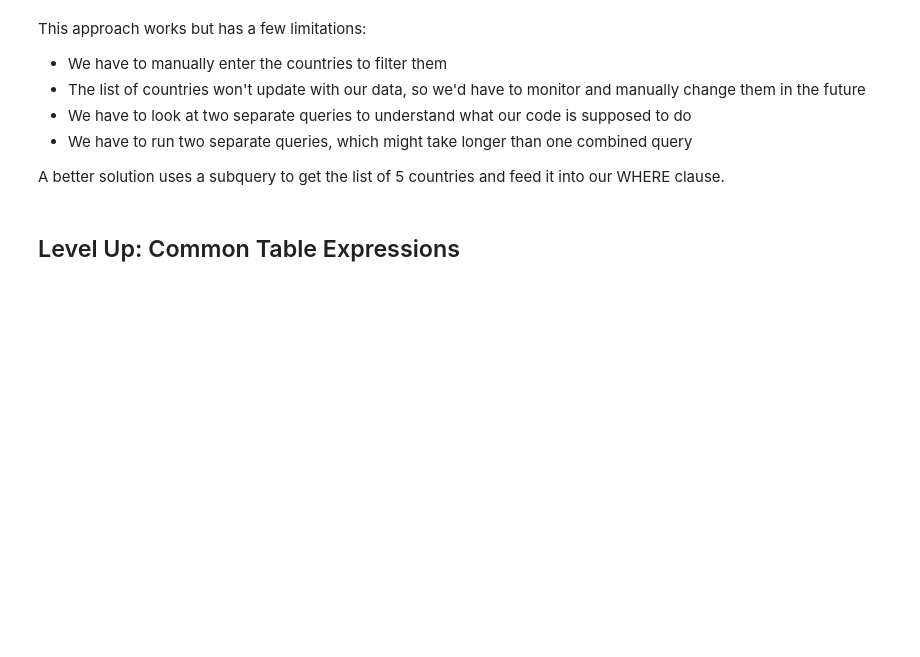
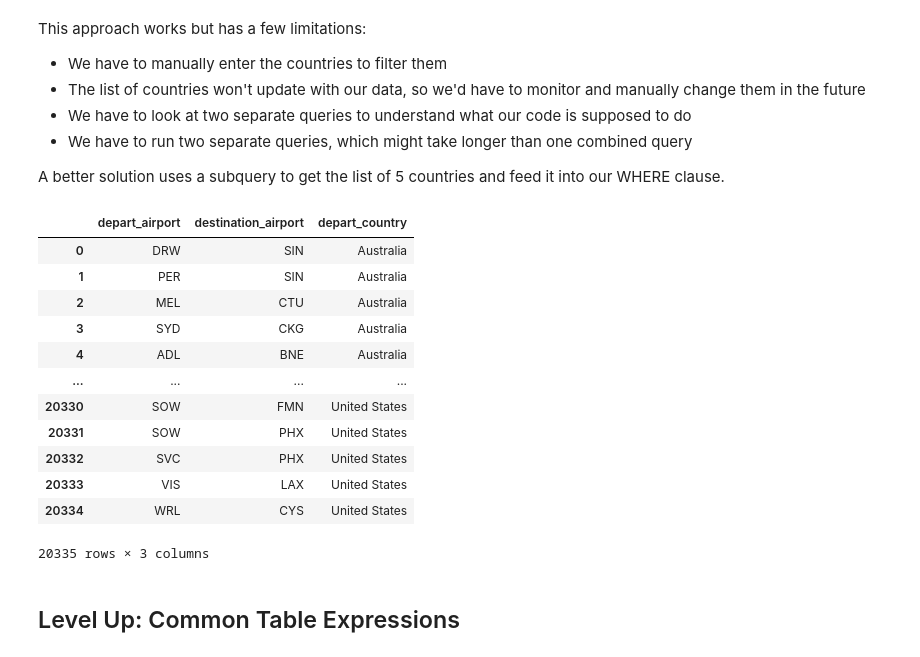
Before and after one commit to flatiron-school/ntl01-dtsc-live-103122, a Jupyter notebook: 1Phase/15-sql_subqueries.ipynb, the cells around one changed output. Drawn from its saved outputs; the diff is of its cells as text; code cells hidden in the pictures; blank space fills up the shorter version.

```diff
--- a/1Phase/15-sql_subqueries.ipynb
+++ b/1Phase/15-sql_subqueries.ipynb
@@ -129,21 +160,45 @@ A better solution uses a subquery to get the list of 5 countries and feed it int
 # %%
 pd.read_sql('''
 SELECT
     rt.source AS depart_airport
     ,rt.dest AS destination_airport
     ,ap.country AS depart_country
 FROM
     routes AS rt
     LEFT JOIN airports AS ap
         ON rt.source_id = ap.id
 WHERE ap.country IN (
--- Subquery to get the 5 countries with the most airports
-
+    -- Subquery to get the 5 countries with the most airports
+        SELECT
+            --only need to pull country, not COUNT()
+            country
+        FROM
+            airports
+        GROUP BY
+            country
+        ORDER BY
+            --notice this didn't make sense so it's COUNT()
+            COUNT() DESC
+        LIMIT 5
 )
 
 ORDER BY
     depart_country
 ''', con)
+# %% [output]
+|  | depart_airport | destination_airport | depart_country |
+| 0 | DRW | SIN | Australia |
+| 1 | PER | SIN | Australia |
+| 2 | MEL | CTU | Australia |
+| 3 | SYD | CKG | Australia |
+| 4 | ADL | BNE | Australia |
+| ... | ... | ... | ... |
+| 20330 | SOW | FMN | United States |
+| 20331 | SOW | PHX | United States |
+| 20332 | SVC | PHX | United States |
+| 20333 | VIS | LAX | United States |
+| 20334 | WRL | CYS | United States |
+20335 rows × 3 columns
 # %% [markdown]
 ## Level Up: Common Table Expressions
 # %% [markdown]
```
Also changed, not shown: parts of 16 cells of this notebook, 1 other file.
